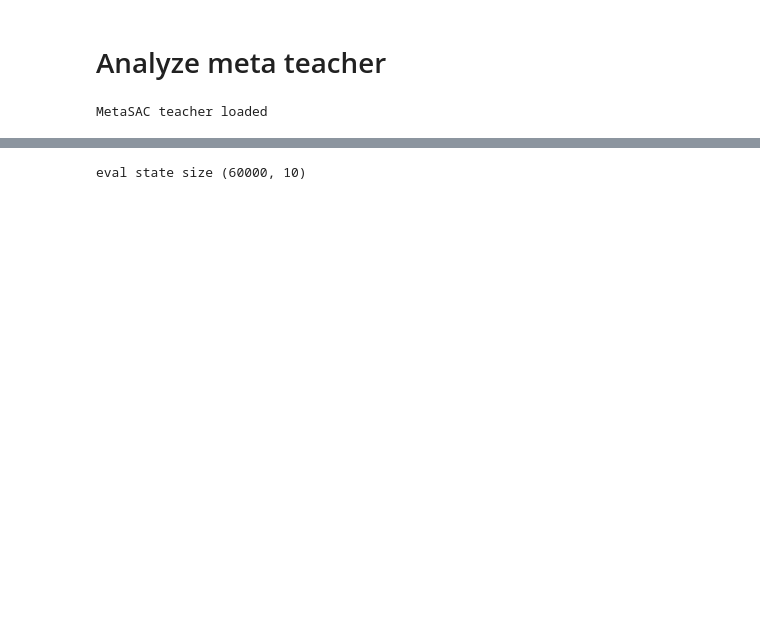
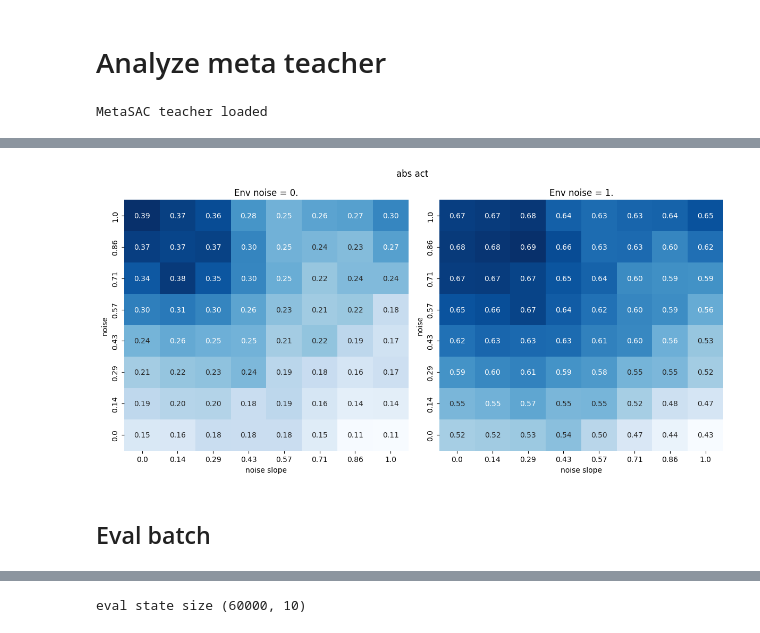
Before and after one commit to KilianFt/LIFT, a Jupyter notebook: notebooks/teacher_meta_analysis.ipynb, the cells around one changed output, grey strips where cells are left out. Cells and saved outputs as stored; diff of their text form; code cells hidden in the pictures; blank space fills up the shorter version.

```diff
--- a/notebooks/teacher_meta_analysis.ipynb
+++ b/notebooks/teacher_meta_analysis.ipynb
@@ -249,0 +249,14 @@ plt.show()
+# %%
+# plot action abs
+fig, ax = plt.subplots(1, 2, figsize=(12, 6))
+plot_heat_map(eval_act_abs_1, ax[0], "noise slope", "noise")
+plot_heat_map(eval_act_abs_2, ax[1], "noise slope", "noise")
+ax[0].set_title("Env noise = 0.")
+ax[1].set_title("Env noise = 1.")
+plt.suptitle("abs act")
+plt.tight_layout()
+plt.show()
+# %% [output]
+[figure, added]
+# %% [markdown]
+## Eval batch
```
Also changed, not shown: parts of 26 cells of this notebook.
